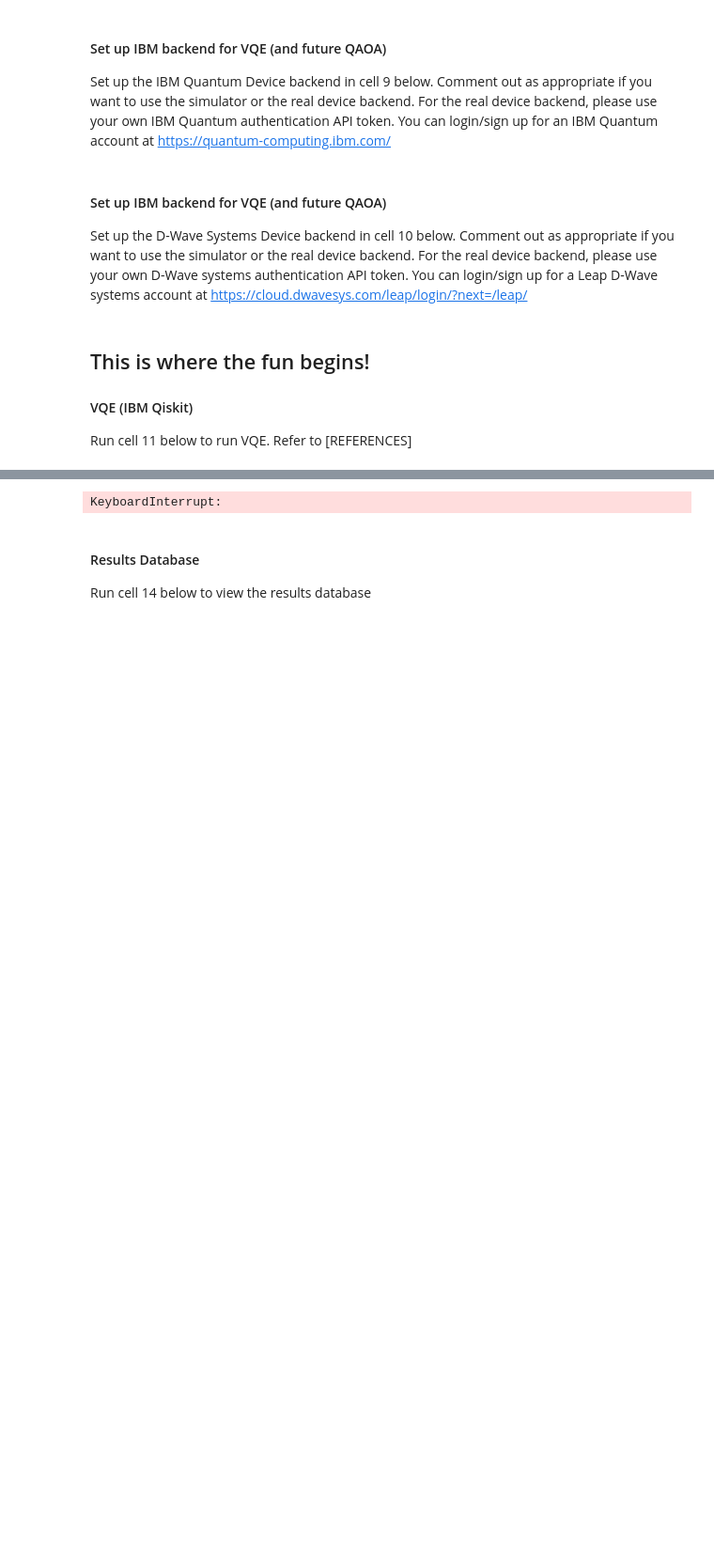
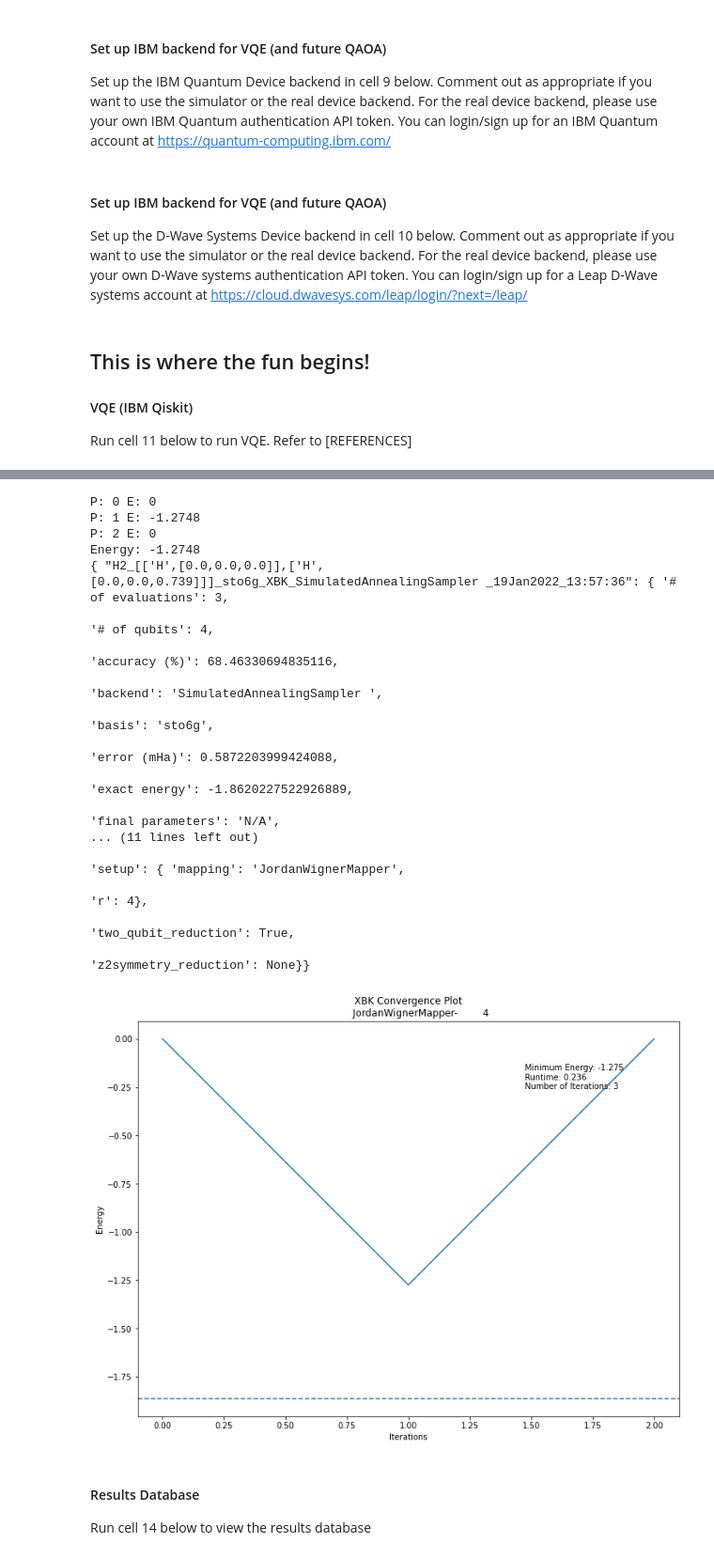
Before and after one commit to vmperrone/Benchmarking-Quantum-Groundstate-Solvers, a Jupyter notebook: main/BenchmarkingTool.ipynb, the cells around one changed output, grey strips where cells are left out. Shown: that part at 94% size. Drawn from its saved outputs; the diff is of its cells as text; code cells hidden in the pictures; blank space fills up the shorter version.

```diff
--- a/main/BenchmarkingTool.ipynb
+++ b/main/BenchmarkingTool.ipynb
@@ -507,36 +570,59 @@ param_dict = {
 min_energy, ground_state, min_energies, iter_times = XBK(qubit_Hs, qubit_Cs, r, sampler, starting_lam=0, num_samples=1000, strength=1e3, verbose=True)
 
 exact_energy = problem.exact_energy
 min_energy = np.real(min_energy)
 optimal_state = ground_state
 percent_accuracy = 100-np.abs(100*(min_energy-exact_energy)/exact_energy)
 nominal_accuracy = min_energy-exact_energy
-key = problem.molecule_name+"_"+problem.geometry+"_"+basis+"_"+method+"_"+sampler_name
+result_time = datetime.now().strftime("%d%b%Y_%H:%M:%S")
+key = problem.molecule_name+"_"+problem.geometry+"_"+basis+"_"+method+"_"+sampler_name+"_"+result_time
 
 result_dict = {
     key:
         {
         'molecule': problem.molecule_name,
         'geometry': problem.geometry,
         'basis': problem.basis,
         'method': method,
+        'two_qubit_reduction': problem.two_qubit_reduction,
+        'freeze_core': problem.freeze_core,
+        'remove_orbitals': problem.remove_orbitals,
+        'z2symmetry_reduction': problem.z2symmetry_reduction,
+        'result_time': result_time,
         'backend': sampler_name,
         'setup' : param_dict,
         'exact energy': problem.exact_energy,
         'result energy (Ha)': min_energy,
         'error (mHa)': nominal_accuracy,
         'accuracy (%)': percent_accuracy,
         'final parameters': 'N/A',
         '# of evaluations': len(min_energies),
         'runtime': sum(iter_times),
         '# of qubits': m,
         'min energies': min_energies
         }
 }
 
-minEnergyResults(problem, result_dict, method, sampler_name)
+minEnergyResults(problem, result_dict, key)
 # %% [output]
-KeyboardInterrupt:
+P: 0 E: 0
+P: 1 E: -1.2748
+P: 2 E: 0
+Energy: -1.2748
+{ "H2_[['H',[0.0,0.0,0.0]],['H',[0.0,0.0,0.739]]]_sto6g_XBK_SimulatedAnnealingSampler _19Jan2022_13:57:36": { '# of evaluations': 3,
+                                                                                                              '# of qubits': 4,
+                                                                                                              'accuracy (%)': 68.46330694835116,
+                                                                                                              'backend': 'SimulatedAnnealingSampler ',
+                                                                                                              'basis': 'sto6g',
+                                                                                                              'error (mHa)': 0.5872203999424088,
+                                                                                                              'exact energy': -1.8620227522926889,
+                                                                                                              'final parameters': 'N/A',
+... (11 lines left out)
+                                                                                                              'setup': { 'mapping': 'JordanWignerMapper',
+                                                                                                                         'r': 4},
+                                                                                                              'two_qubit_reduction': True,
+                                                                                                              'z2symmetry_reduction': None}}
+[figure, added]
 # %% [markdown]
 #### Results Database
 Run cell 14 below to view the results database
```
Also changed, not shown: parts of 16 cells of this notebook, 15 other files.
